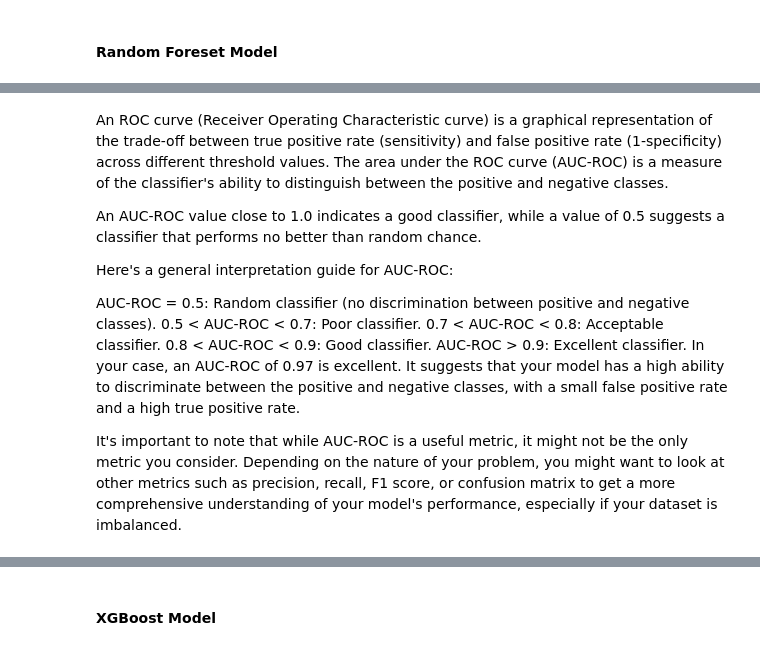
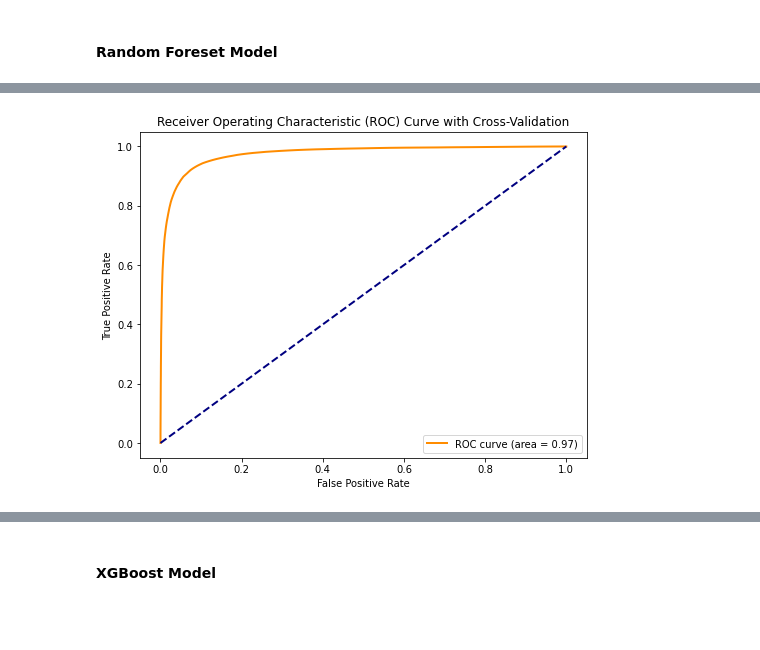
Before and after one commit to ReuvenDerner/MSDS_QuantifyingTheWorld, a Jupyter notebook: Case Study Seven.ipynb, the cells around one changed output, grey strips where cells are left out. Drawn from its saved outputs; the diff is of its cells as text; code cells hidden in the pictures; blank space fills up the shorter version.

```diff
--- a/Case Study Seven.ipynb
+++ b/Case Study Seven.ipynb
@@ -627,15 +501,0 @@ plt.show()
-# %% [markdown]
-An ROC curve (Receiver Operating Characteristic curve) is a graphical representation of the trade-off between true positive rate (sensitivity) and false positive rate (1-specificity) across different threshold values. The area under the ROC curve (AUC-ROC) is a measure of the classifier's ability to distinguish between the positive and negative classes.
-
-An AUC-ROC value close to 1.0 indicates a good classifier, while a value of 0.5 suggests a classifier that performs no better than random chance.
-
-Here's a general interpretation guide for AUC-ROC:
-
-AUC-ROC = 0.5: Random classifier (no discrimination between positive and negative classes).
-0.5 < AUC-ROC < 0.7: Poor classifier.
-0.7 < AUC-ROC < 0.8: Acceptable classifier.
-0.8 < AUC-ROC < 0.9: Good classifier.
-AUC-ROC > 0.9: Excellent classifier.
-In your case, an AUC-ROC of 0.97 is excellent. It suggests that your model has a high ability to discriminate between the positive and negative classes, with a small false positive rate and a high true positive rate.
-
-It's important to note that while AUC-ROC is a useful metric, it might not be the only metric you consider. Depending on the nature of your problem, you might want to look at other metrics such as precision, recall, F1 score, or confusion matrix to get a more comprehensive understanding of your model's performance, especially if your dataset is imbalanced.
@@ -641,0 +511,26 @@ It's important to note that while AUC-ROC is a useful metric, it might not be th
+# %%
+
+# Create a Random Forest classifier
+rf_classifier = RandomForestClassifier(n_estimators=100, random_state=117)
+# %%
+# Perform cross-validation
+cv = StratifiedKFold(n_splits=5, shuffle=True, random_state=117)
+# %%
+# Calculate cross-validated predicted probabilities
+y_scores_cv = cross_val_predict(rf_classifier, X, y, cv=cv, method='predict_proba')[:, 1]
+# %%
+# Compute ROC curve and ROC area for each class
+fpr_cv, tpr_cv, _ = roc_curve(y, y_scores_cv)
+roc_auc_cv = auc(fpr_cv, tpr_cv)
+
+# Plot ROC curve
+plt.figure(figsize=(8, 6))
+plt.plot(fpr_cv, tpr_cv, color='darkorange', lw=2, label='ROC curve (area = {:.2f})'.format(roc_auc_cv))
+plt.plot([0, 1], [0, 1], color='navy', lw=2, linestyle='--')
+plt.xlabel('False Positive Rate')
+plt.ylabel('True Positive Rate')
+plt.title('Receiver Operating Characteristic (ROC) Curve with Cross-Validation')
+plt.legend(loc='lower right')
+plt.show()
+# %% [output]
+[figure, added]
```
Also changed, not shown: parts of 52 cells of this notebook.
